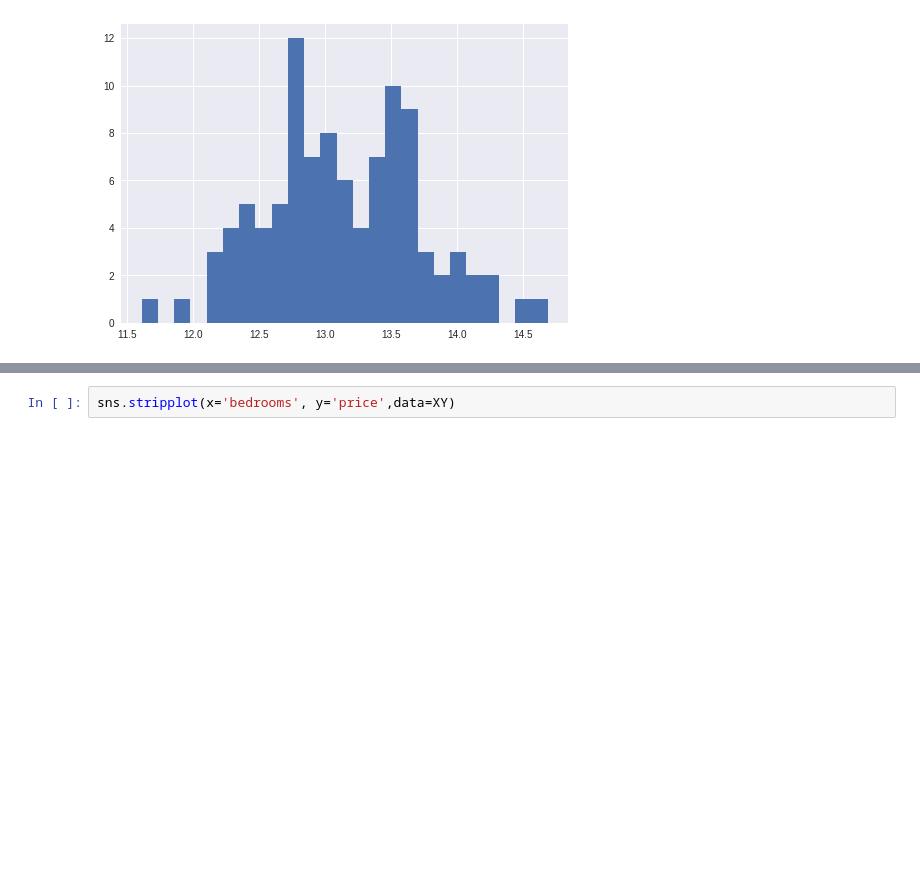
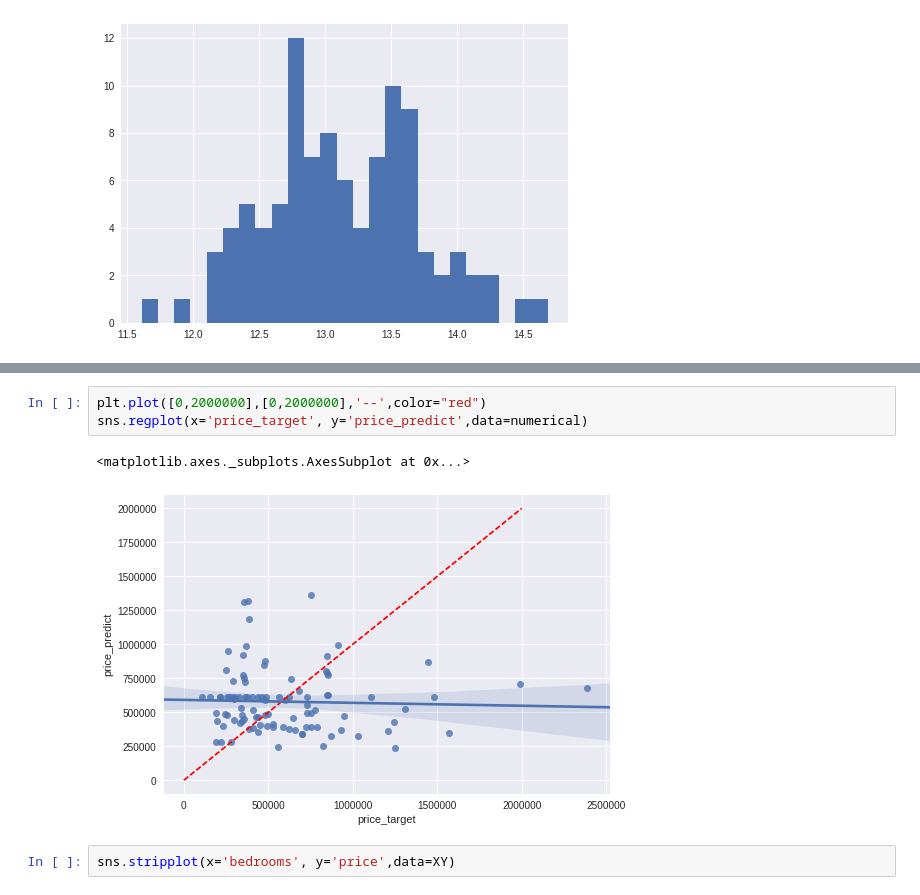
Before and after one commit to solidarite/friend, a Jupyter notebook: README.ipynb, the cells around one changed output, grey strips where cells are left out. Cells and saved outputs as stored; diff of their text form; blank space fills up the shorter version.

```diff
--- a/README.ipynb
+++ b/README.ipynb
@@ -163,3 +203,9 @@ plt.hist(np.log(XY.price), bins = 25)
+# %%
+plt.plot([0,2000000],[0,2000000],'--',color="red")
+sns.regplot(x='price_target', y='price_predict',data=numerical)
+# %% [output]
+<matplotlib.axes._subplots.AxesSubplot at 0x...>
+[figure, added]
 # %%
 sns.stripplot(x='bedrooms', y='price',data=XY)
 # %% [output]
```
Also changed, not shown: parts of 5 cells of this notebook.
